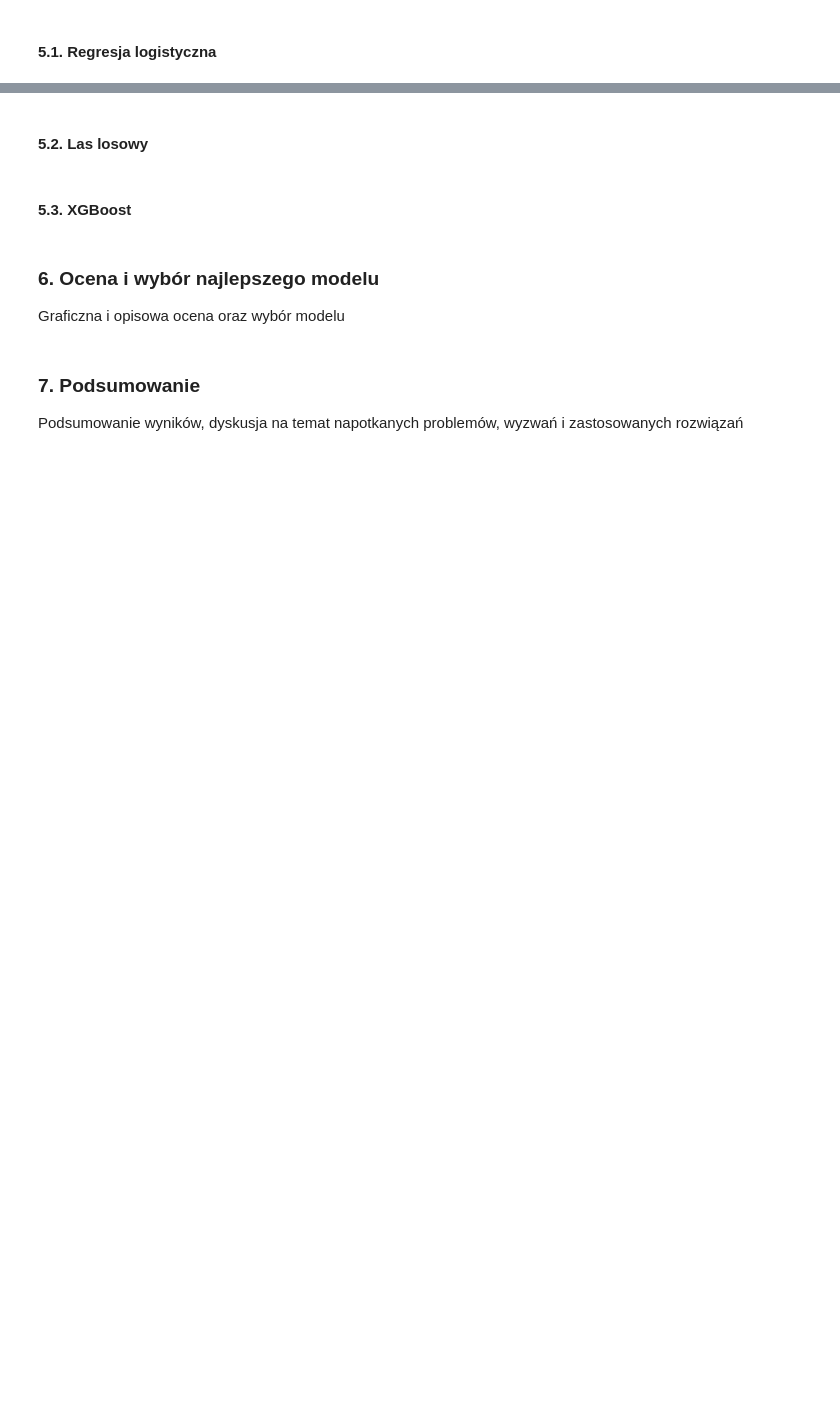
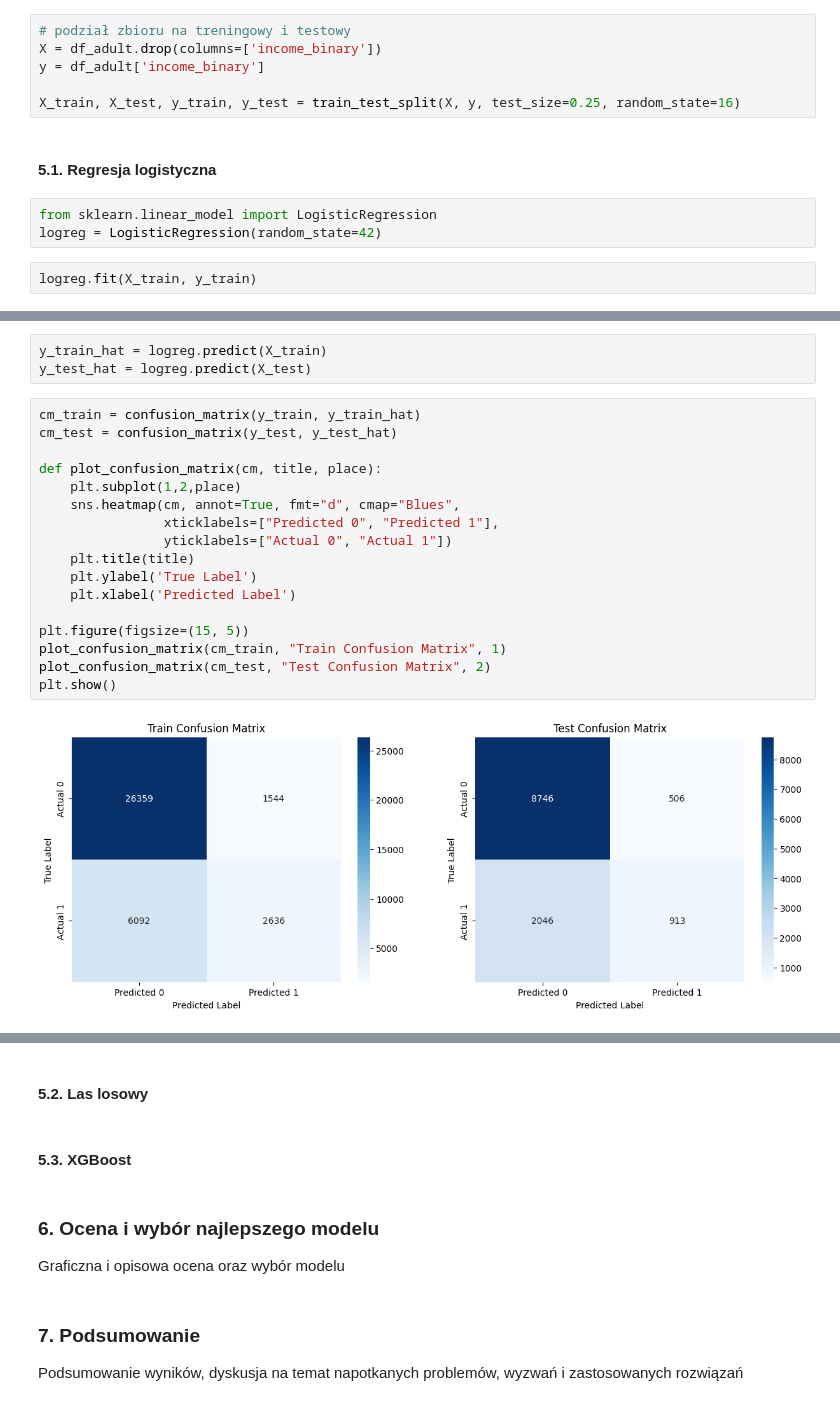
Before and after one commit to hoanganhlinh/SRD-projekt, a Jupyter notebook: adult-classification.ipynb, the cells around one changed output, grey strips where cells are left out. Cells and saved outputs as stored; diff of their text form; blank space fills up the shorter version.

Commit message:
Regresja liniowa (bardzo wstepny model)

```diff
--- a/adult-classification.ipynb
+++ b/adult-classification.ipynb
@@ -569,2 +576,13 @@ W niniejszej sekcji przedstawiono proces budowy oraz strojenia modeli statystycz
+# %%
+# podział zbioru na treningowy i testowy
+X = df_adult.drop(columns=['income_binary'])
+y = df_adult['income_binary']
+
+X_train, X_test, y_train, y_test = train_test_split(X, y, test_size=0.25, random_state=16)
 # %% [markdown]
 #### 5.1. Regresja logistyczna
+# %%
+from sklearn.linear_model import LogisticRegression
+logreg = LogisticRegression(random_state=42)
+# %%
+logreg.fit(X_train, y_train)
@@ -570,0 +598,22 @@ W niniejszej sekcji przedstawiono proces budowy oraz strojenia modeli statystycz
+# %%
+y_train_hat = logreg.predict(X_train)
+y_test_hat = logreg.predict(X_test)
+# %%
+cm_train = confusion_matrix(y_train, y_train_hat)
+cm_test = confusion_matrix(y_test, y_test_hat)
+
+def plot_confusion_matrix(cm, title, place):
+    plt.subplot(1,2,place)
+    sns.heatmap(cm, annot=True, fmt="d", cmap="Blues",
+                xticklabels=["Predicted 0", "Predicted 1"],
+                yticklabels=["Actual 0", "Actual 1"])
+    plt.title(title)
+    plt.ylabel('True Label')
+    plt.xlabel('Predicted Label')
+
+plt.figure(figsize=(15, 5))
+plot_confusion_matrix(cm_train, "Train Confusion Matrix", 1)
+plot_confusion_matrix(cm_test, "Test Confusion Matrix", 2)
+plt.show()
+# %% [output]
+[figure, added]
```
Also changed, not shown: parts of 5 cells of this notebook.
